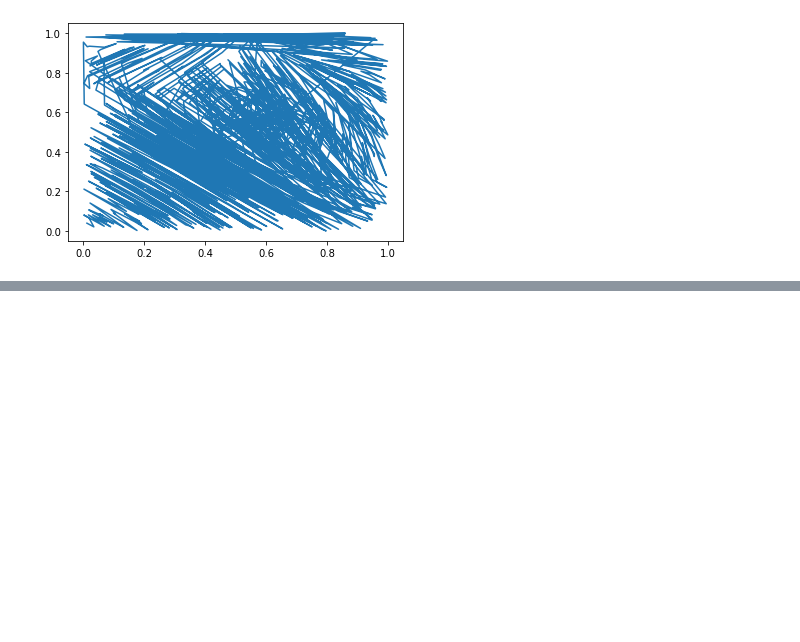
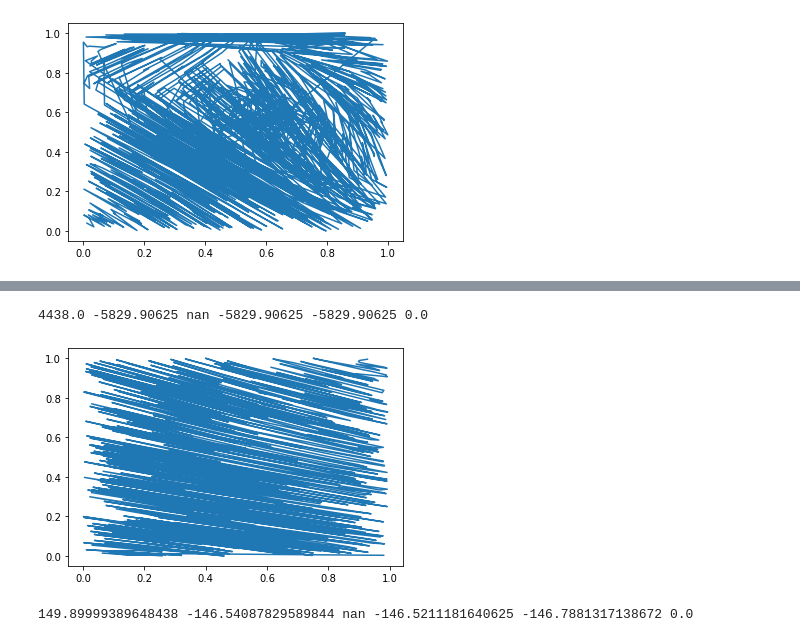
Before and after one commit to lucashuysmans/CMI-External-Project, a Jupyter notebook: Delaunay Transformer/Plot50.ipynb, the cells around one changed output, grey strips where cells are left out. Drawn from its saved outputs; the diff is of its cells as text; code cells hidden in the pictures; blank space fills up the shorter version.

```diff
--- a/Delaunay Transformer/Plot50.ipynb
+++ b/Delaunay Transformer/Plot50.ipynb
@@ -483,0 +504,14 @@ plt.savefig('2D_1000points_untrained')
+# %%
+evaluate(1, 1003, 1, 1)
+import matplotlib.pyplot as plt
+points = env.points.to("cpu").numpy() #[1, npoints, 2]
+order = env.points_sequence.to("cpu").numpy() #[1, npoints]
+plt.plot(points[0, order[0,:], 0], points[0, order[0,:], 1])
+plt.savefig('2D_1000points_untrained4')
+# %% [output]
+4438.0 -5829.90625 nan -5829.90625 -5829.90625 0.0
+[figure, added]
+# %%
+evaluate(1, 53, 100, 1)
+# %% [output]
+149.89999389648438 -146.54087829589844 nan -146.5211181640625 -146.7881317138672 0.0
```
Also changed, not shown: parts of 5 cells of this notebook, 18 other files.
